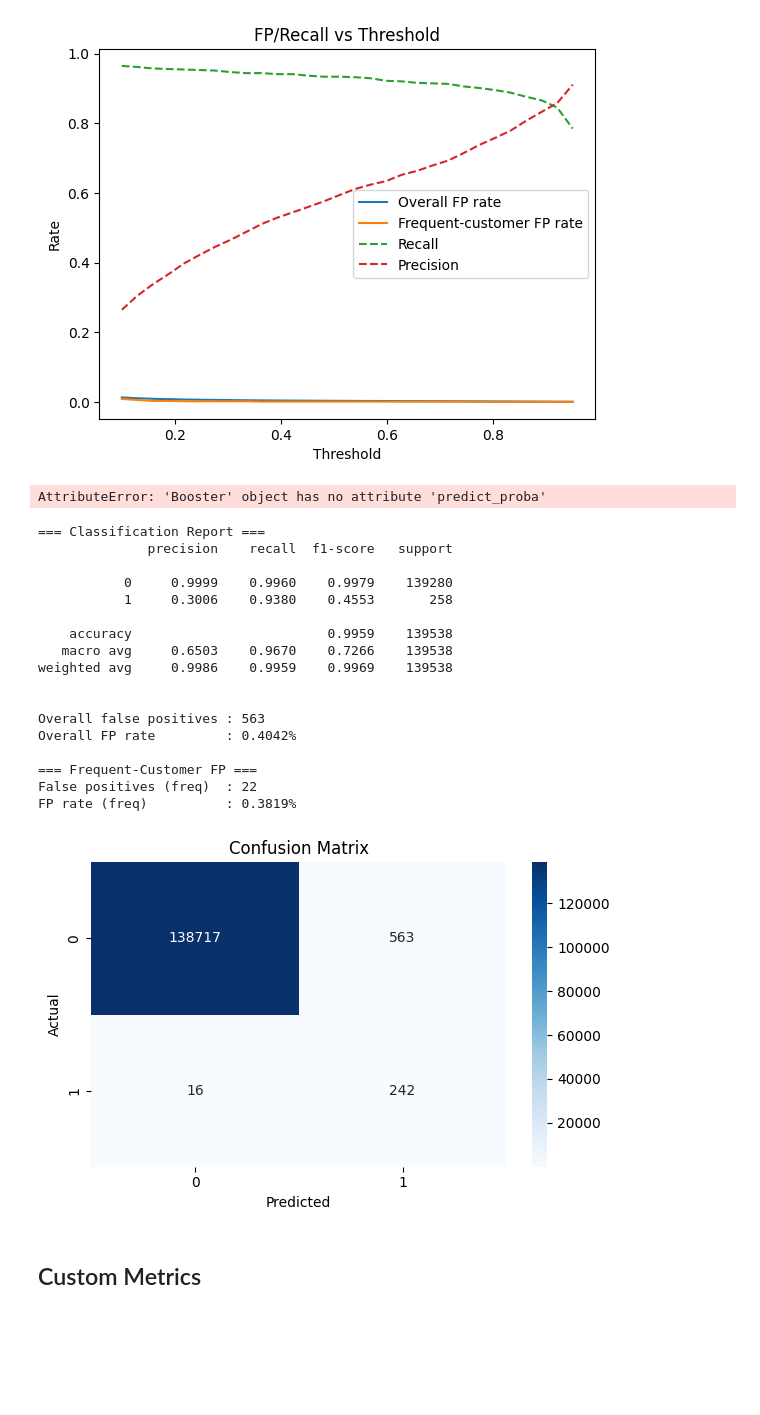
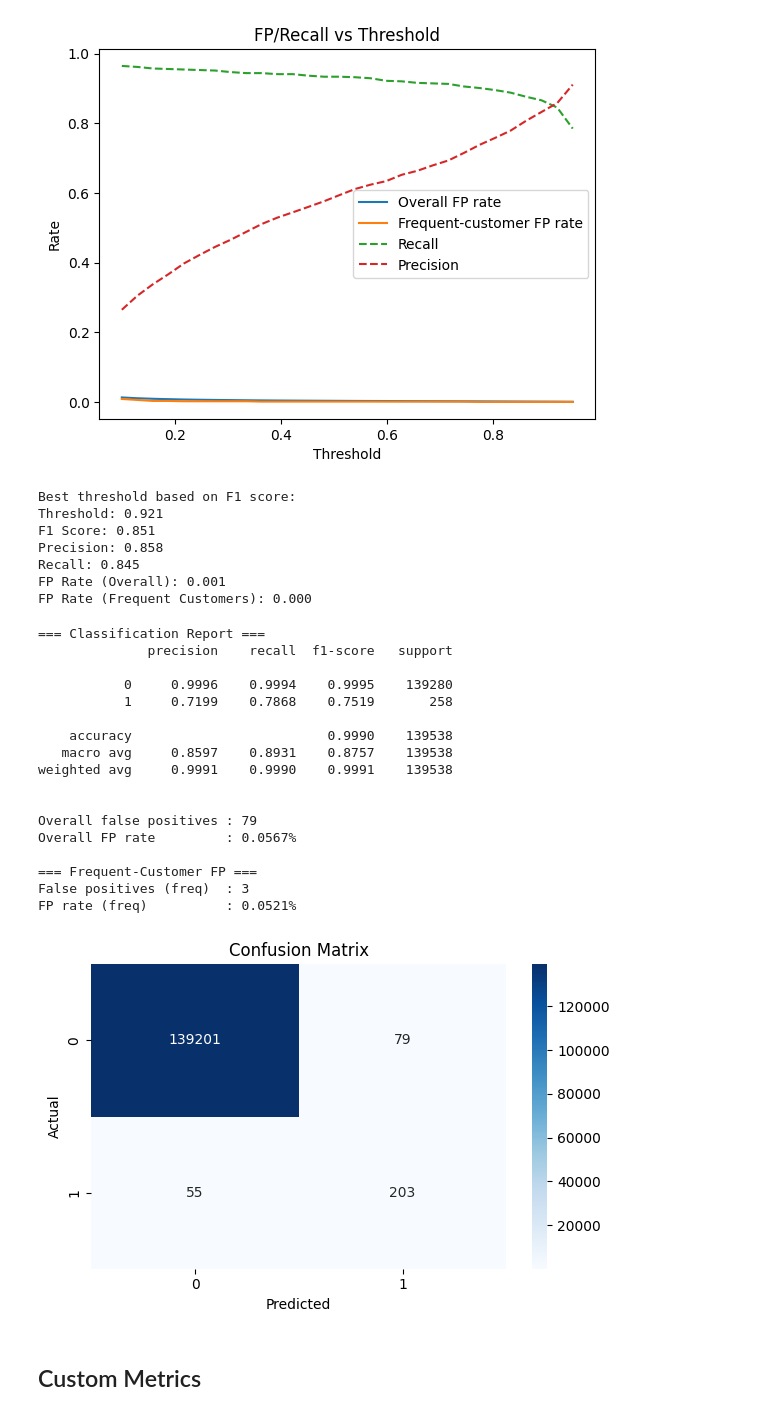
Before and after one commit to adrianrb469/lgbm_fraud_detection_model, a Jupyter notebook: notebooks/03_base_model.ipynb, the cells around one changed output. Cells and saved outputs as stored; diff of their text form; code cells hidden in the pictures; blank space fills up the shorter version.

Commit message:
Update frequent customer and base model notebooks to reset execution counts, enhance KPI reporting, and fix model prediction method. Adjust styling for consistency and improve output clarity.

```diff
--- a/notebooks/03_base_model.ipynb
+++ b/notebooks/03_base_model.ipynb
@@ -294,7 +294,7 @@ import numpy as np
 from sklearn.metrics import confusion_matrix
 
 # Use your model's predicted probabilities on the validation set
-probs = model.predict_proba(valid_df[features])[:, 1]
+probs = base_model.predict_proba(valid_df[features])[:, 1]
 y_true = valid_df[target].values
 is_freq = valid_df["is_frequent_customer"].values.astype(bool)
 
@@ -327,32 +327,48 @@ for thr in thresholds:
     })
 
 table = pd.DataFrame(rows)
-# Show the first few rows, or print the whole thing
-print(table.head(50))
+
+# Find threshold with highest F1 score (harmonic mean of precision and recall)
+table['f1'] = 2 * (table['precision'] * table['recall']) / (table['precision'] + table['recall'])
+best_threshold_idx = table['f1'].idxmax()
+best_row = table.iloc[best_threshold_idx]
+
+print("\nBest threshold based on F1 score:")
+print(f"Threshold: {best_row['threshold']:.3f}")
+print(f"F1 Score: {best_row['f1']:.3f}")
+print(f"Precision: {best_row['precision']:.3f}")
+print(f"Recall: {best_row['recall']:.3f}")
+print(f"FP Rate (Overall): {best_row['overall_fp_rate']:.3f}")
+print(f"FP Rate (Frequent Customers): {best_row['fp_rate_frequent_customer']:.3f}")
 # %% [output]
-AttributeError: 'Booster' object has no attribute 'predict_proba'
+Best threshold based on F1 score:
+Threshold: 0.921
+F1 Score: 0.851
+Precision: 0.858
+Recall: 0.845
+FP Rate (Overall): 0.001
+FP Rate (Frequent Customers): 0.000
 # %%
-# 0.217
-detailed_evaluation_report(model, test_df, features, target, 0.363793)
+detailed_evaluation_report(base_model, test_df, features, target, 0.921)
 # %% [output]
 === Classification Report ===
               precision    recall  f1-score   support
 
-           0     0.9999    0.9960    0.9979    139280
-           1     0.3006    0.9380    0.4553       258
+           0     0.9996    0.9994    0.9995    139280
+           1     0.7199    0.7868    0.7519       258
 
-    accuracy                         0.9959    139538
-   macro avg     0.6503    0.9670    0.7266    139538
-weighted avg     0.9986    0.9959    0.9969    139538
+    accuracy                         0.9990    139538
+   macro avg     0.8597    0.8931    0.8757    139538
+weighted avg     0.9991    0.9990    0.9991    139538
 
 
-Overall false positives : 563
-Overall FP rate         : 0.4042%
+Overall false positives : 79
+Overall FP rate         : 0.0567%
 
 === Frequent-Customer FP ===
-False positives (freq)  : 22
-FP rate (freq)          : 0.3819%
+False positives (freq)  : 3
+FP rate (freq)          : 0.0521%
-[figure, old version]
+[figure, new version]
 # %% [markdown]
 ## Custom Metrics
 # %%
```
Also changed, not shown: parts of 1 cell of this notebook, 1 other file.
